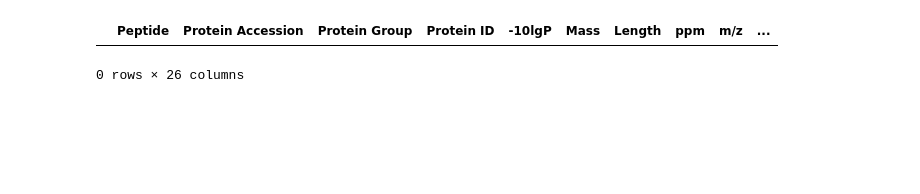
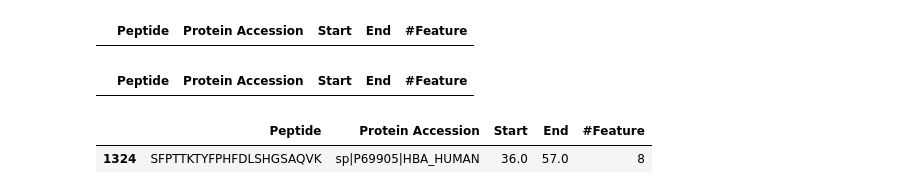
Before and after one commit to karlwallblom/peptidomic_py, a Jupyter notebook: spectral count.ipynb, the cells around one changed output. Drawn from its saved outputs; the diff is of its cells as text; code cells hidden in the pictures; blank space fills up the shorter version.

```diff
--- a/spectral count.ipynb
+++ b/spectral count.ipynb
@@ -24,8 +24,12 @@ for f in files_xls:
     data['End'] = data['End']/ data['count']
     data['Start'] = data['Start']/ data['count']
     df_inf = df_inf.append(data)
-
-
+df_inf['count']=1
+df_inf = df_inf.groupby(by=['Peptide','Protein Accession'], as_index=False).sum()
+df_inf['End']=df_inf['End']/df_inf['count']
+df_inf['Start']=df_inf['Start']/df_inf['count']
+df_inf=df_inf.drop(columns='count')
+df_inf = df_inf [['Peptide','Protein Accession', 'Start','End', '#Feature']]
 ### vilken mapp vill du kolla i? ninf
 ## Skapar en lista över excelfilerna i mappen
 files = os.listdir('protein-peptide_sample_ninf')
@@ -46,7 +50,12 @@ for f in files_xls:
     data['End'] = data['End']/ data['count']
     data['Start'] = data['Start']/ data['count']
     df_ninf = df_ninf.append(data)
-
+df_ninf['count']=1
+df_ninf = df_ninf.groupby(by=['Peptide','Protein Accession'], as_index=False).sum()
+df_ninf['End']=df_ninf['End']/df_ninf['count']
+df_ninf['Start']=df_ninf['Start']/df_ninf['count']
+df_ninf=df_ninf.drop(columns='count')
+df_ninf = df_ninf [['Peptide','Protein Accession', 'Start','End', '#Feature']]
 ### vilken mapp vill du kolla i? wf
 ## Skapar en lista över excelfilerna i mappen
 files = os.listdir('protein-peptide_sample_wf')
@@ -67,3 +76,8 @@ for f in files_xls:
     data['End'] = data['End']/ data['count']
     data['Start'] = data['Start']/ data['count']
     df_wf = df_wf.append(data)
+df_wf = df_wf.groupby(by=['Peptide','Protein Accession'], as_index=False).sum()
+df_wf['End']=df_wf['End']/df_wf['count']
+df_wf['Start']=df_wf['Start']/df_wf['count']
+df_wf=df_wf.drop(columns='count')
+df_wf = df_wf [['Peptide','Protein Accession', 'Start','End', '#Feature']]
@@ -85,0 +84,4 @@ df_inf
+# %%
+df_inf = df_inf.loc[(df_inf['sp|P68871|HBB_HUMAN'])]
+df_ninf = df_ninf.loc[(df_ninf['sp|P68871|HBB_HUMAN'])]
+df_wf = df_wf.loc[(df_wf['sp|P68871|HBB_HUMAN'])]
@@ -86,5 +102,13 @@ df_inf
 # %%
-df_wf.loc[df_wf['Peptide'] == 'FLASVTVLTSK']
+df_wf.loc[(df_wf['Peptide']== 'SFPTTKTYFPHFDLSHGSAQVK')]
 # %% [output]
-|  | Peptide | Protein Accession | Protein Group | Protein ID | -10lgP | Mass | Length | ppm | m/z | ... |
+|  | Peptide | Protein Accession | Start | End | #Feature |
-0 rows × 26 columns
+# %%
+df_ninf.loc[(df_ninf['Peptide'] == 'SFPTTKTYFPHFDLSHGSAQVK')]
+# %% [output]
+|  | Peptide | Protein Accession | Start | End | #Feature |
+# %%
+df_inf.loc[(df_inf['Peptide']== 'SFPTTKTYFPHFDLSHGSAQVK')]
+# %% [output]
+|  | Peptide | Protein Accession | Start | End | #Feature |
+| 1324 | SFPTTKTYFPHFDLSHGSAQVK | sp|P69905|HBA_HUMAN | 36.0 | 57.0 | 8 |
```
Also changed, not shown: parts of 5 cells of this notebook, 9 other files.
